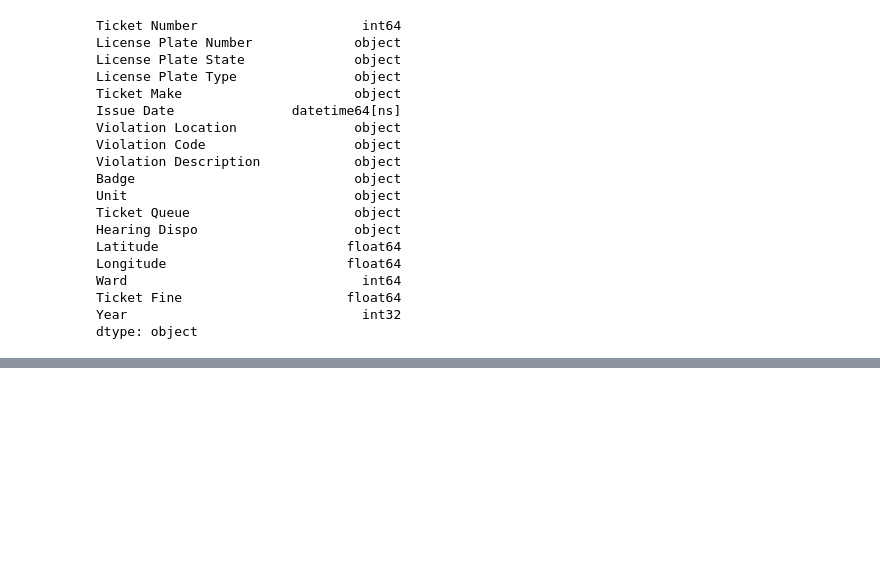
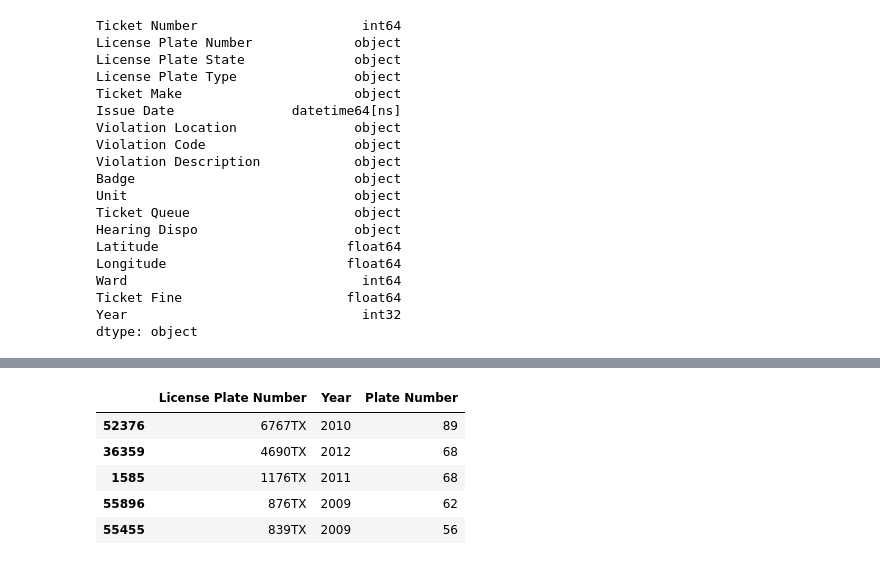
Before and after one commit to TaxiDriverJusticeProject/taxi-parking-tickets, a Jupyter notebook: Total Taxi Ticket Cost.ipynb, the cells around one changed output, grey strips where cells are left out. Cells and saved outputs as stored; diff of their text form; code cells hidden in the pictures; blank space fills up the shorter version.

```diff
--- a/Total Taxi Ticket Cost.ipynb
+++ b/Total Taxi Ticket Cost.ipynb
@@ -278,0 +295,10 @@ Mean yearly total fines per plate number from 2009 to March 10, 2016: 289.765159
+# %%
+taxis_per_year.sort_values(by='Plate Number', ascending=False, inplace=True)
+taxis_per_year.head()
+# %% [output]
+|  | License Plate Number | Year | Plate Number |
+| 52376 | 6767TX | 2010 | 89 |
+| 36359 | 4690TX | 2012 | 68 |
+| 1585 | 1176TX | 2011 | 68 |
+| 55896 | 876TX | 2009 | 62 |
+| 55455 | 839TX | 2009 | 56 |
```
Also changed, not shown: parts of 8 cells of this notebook, 1 other file.
